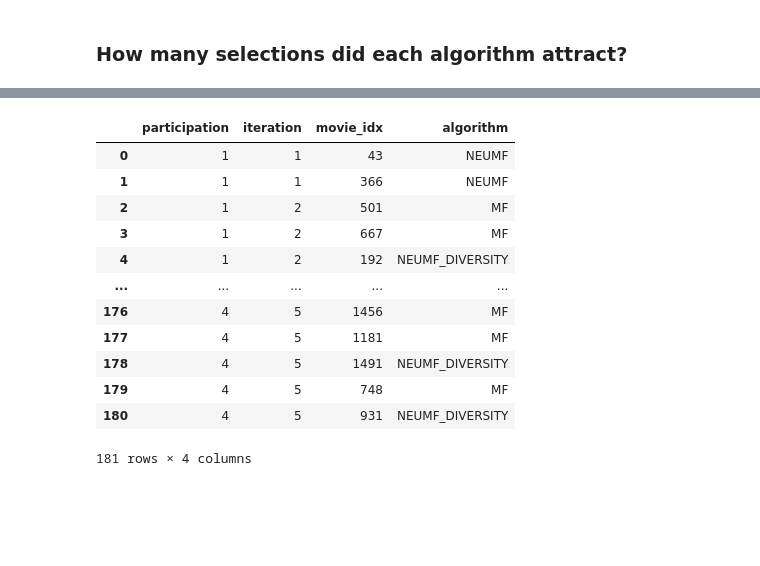
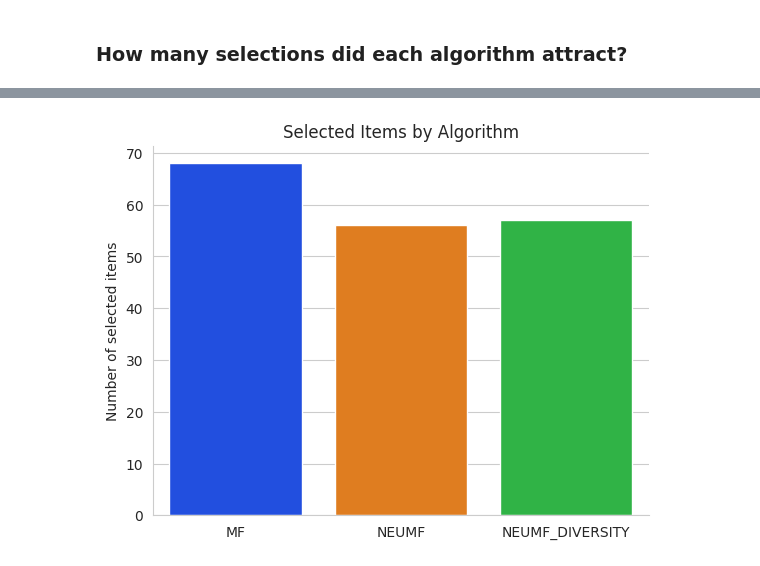
Before and after one commit to radimvalis/neumf-evaluation, a Jupyter notebook: evaluation.ipynb, the cells around one changed output, grey strips where cells are left out. Cells and saved outputs as stored; diff of their text form; code cells hidden in the pictures; blank space fills up the shorter version.

```diff
--- a/evaluation.ipynb
+++ b/evaluation.ipynb
@@ -2,0 +6,16 @@
+# %%
+import os
+import json
+import warnings
+import numpy as np
+import pandas as pd
+import seaborn as sns
+import matplotlib.pyplot as plt
+
+warnings.simplefilter(action="ignore", category=FutureWarning)
+
+sns.set_style("whitegrid")
+sns.set_palette("bright", 3)
+plt.rc("axes.spines", top=False, right=False)
+
+%load_ext pretty_jupyter
@@ -149,44 +175,40 @@ def set_recommended_items_idxs(row):
 
     for name in names:
 
         recommended_items_idxs = []
 
         for movie in data_as_json["movies"][name]["movies"]:
 
             recommended_items_idxs.append(movie["movie_idx"])
 
         row[algorithm_map[name]] = recommended_items_idxs
 
     return row
 
 recommended_items_df = iteration_started_df.apply(set_recommended_items_idxs, axis=1)
 recommended_items_df = recommended_items_df.drop(columns=[ "interaction_type", "data" ])
 
 # Create DF with all selected items as selections in original dataset are counted only once, even if item is recommended by multiple algorithms
 
 all_selections = []
 
 for _, row in selected_items_df.iterrows():
 
     for algorithm in algorithms:
 
         if row["movie_idx"] in recommended_items_df.loc[(recommended_items_df["participation"] == row["participation"]) & (recommended_items_df["iteration"] == row["iteration"])].iloc[0][algorithm]:
 
             all_selections.append({ "participation": row["participation"], "iteration": row["iteration"], "movie_idx": row["movie_idx"], "algorithm": algorithm })
 
 all_selected_items_df = pd.DataFrame(all_selections)
-all_selected_items_df
+
+# Create figure
+
+selections_counts = all_selected_items_df.groupby("algorithm")[["movie_idx"]].count().reset_index()
+
+ax = sns.barplot(selections_counts, x="algorithm", y="movie_idx", hue="algorithm", legend=False)
+ax.set(title="Selected Items by Algorithm", xlabel="", ylabel="Number of selected items")
+
+plt.show()
 # %% [output]
-|  | participation | iteration | movie_idx | algorithm |
-| 0 | 1 | 1 | 43 | NEUMF |
-| 1 | 1 | 1 | 366 | NEUMF |
-| 2 | 1 | 2 | 501 | MF |
-| 3 | 1 | 2 | 667 | MF |
-| 4 | 1 | 2 | 192 | NEUMF_DIVERSITY |
-| ... | ... | ... | ... | ... |
-| 176 | 4 | 5 | 1456 | MF |
-| 177 | 4 | 5 | 1181 | MF |
-| 178 | 4 | 5 | 1491 | NEUMF_DIVERSITY |
-| 179 | 4 | 5 | 748 | MF |
-| 180 | 4 | 5 | 931 | NEUMF_DIVERSITY |
-181 rows × 4 columns
+[figure, added]
```
Also changed, not shown: parts of 30 cells of this notebook.
